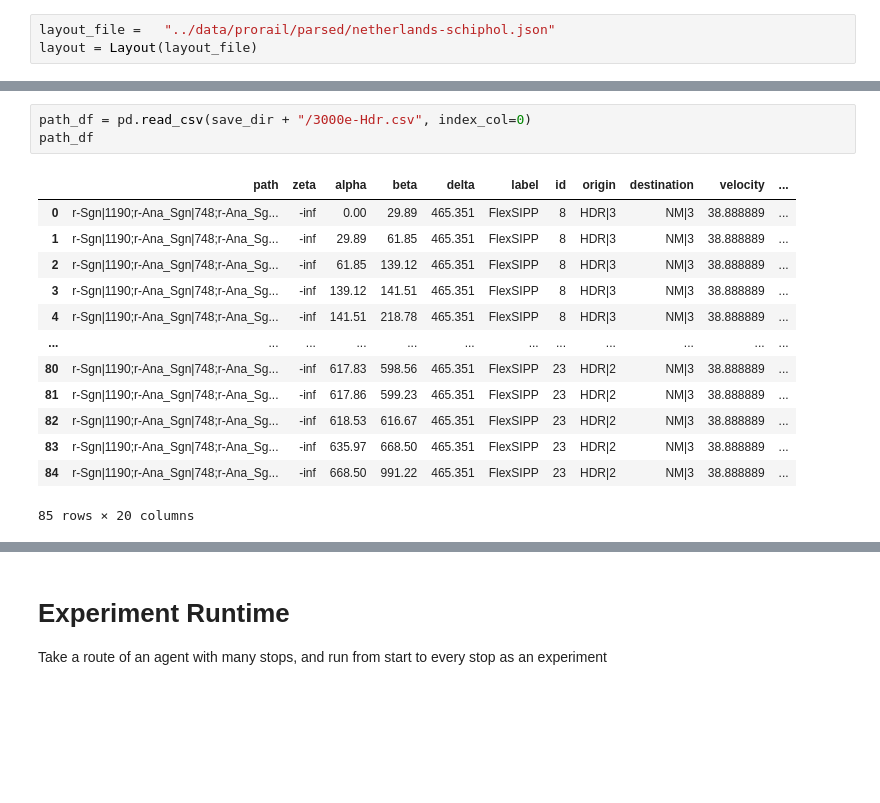
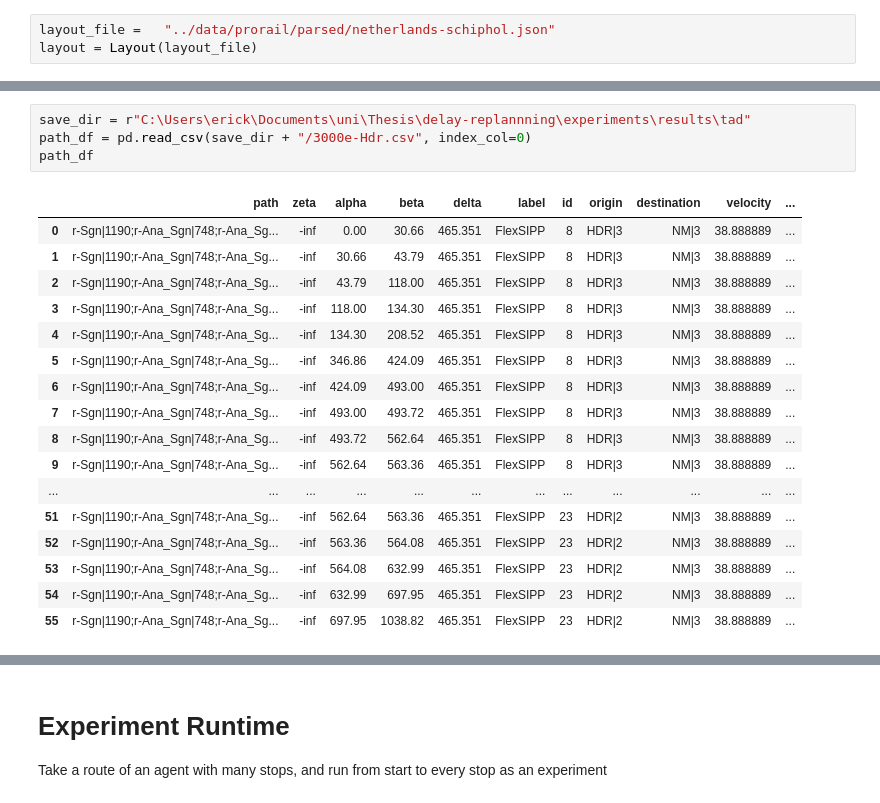
Before and after one commit to EricKemmeren/FlexSIPP, a Jupyter notebook: experiments/tadDenHelder.ipynb, the cells around one changed output, grey strips where cells are left out. Saved outputs shown, nothing was run; the diff lists cells and outputs as text; blank space fills up the shorter version.

```diff
--- a/experiments/tadDenHelder.ipynb
+++ b/experiments/tadDenHelder.ipynb
@@ -111,21 +113,26 @@ INFO:pybook.setup:Plotting <setup.Experiment object at 0x...>
 ... (16 outputs left out)
 # %%
+save_dir = r"C:\Users\erick\Documents\uni\Thesis\delay-replannning\experiments\results\tad"
 path_df = pd.read_csv(save_dir + "/3000e-Hdr.csv", index_col=0)
 path_df
 # %% [output]
 |  | path | zeta | alpha | beta | delta | label | id | origin | destination | velocity | ... |
-| 0 | r-Sgn|1190;r-Ana_Sgn|748;r-Ana_Sg... | -inf | 0.00 | 29.89 | 465.351 | FlexSIPP | 8 | HDR|3 | NM|3 | 38.888889 | ... |
-| 1 | r-Sgn|1190;r-Ana_Sgn|748;r-Ana_Sg... | -inf | 29.89 | 61.85 | 465.351 | FlexSIPP | 8 | HDR|3 | NM|3 | 38.888889 | ... |
-| 2 | r-Sgn|1190;r-Ana_Sgn|748;r-Ana_Sg... | -inf | 61.85 | 139.12 | 465.351 | FlexSIPP | 8 | HDR|3 | NM|3 | 38.888889 | ... |
-| 3 | r-Sgn|1190;r-Ana_Sgn|748;r-Ana_Sg... | -inf | 139.12 | 141.51 | 465.351 | FlexSIPP | 8 | HDR|3 | NM|3 | 38.888889 | ... |
-| 4 | r-Sgn|1190;r-Ana_Sgn|748;r-Ana_Sg... | -inf | 141.51 | 218.78 | 465.351 | FlexSIPP | 8 | HDR|3 | NM|3 | 38.888889 | ... |
+| 0 | r-Sgn|1190;r-Ana_Sgn|748;r-Ana_Sg... | -inf | 0.00 | 30.66 | 465.351 | FlexSIPP | 8 | HDR|3 | NM|3 | 38.888889 | ... |
+| 1 | r-Sgn|1190;r-Ana_Sgn|748;r-Ana_Sg... | -inf | 30.66 | 43.79 | 465.351 | FlexSIPP | 8 | HDR|3 | NM|3 | 38.888889 | ... |
+| 2 | r-Sgn|1190;r-Ana_Sgn|748;r-Ana_Sg... | -inf | 43.79 | 118.00 | 465.351 | FlexSIPP | 8 | HDR|3 | NM|3 | 38.888889 | ... |
+| 3 | r-Sgn|1190;r-Ana_Sgn|748;r-Ana_Sg... | -inf | 118.00 | 134.30 | 465.351 | FlexSIPP | 8 | HDR|3 | NM|3 | 38.888889 | ... |
+| 4 | r-Sgn|1190;r-Ana_Sgn|748;r-Ana_Sg... | -inf | 134.30 | 208.52 | 465.351 | FlexSIPP | 8 | HDR|3 | NM|3 | 38.888889 | ... |
+| 5 | r-Sgn|1190;r-Ana_Sgn|748;r-Ana_Sg... | -inf | 346.86 | 424.09 | 465.351 | FlexSIPP | 8 | HDR|3 | NM|3 | 38.888889 | ... |
+| 6 | r-Sgn|1190;r-Ana_Sgn|748;r-Ana_Sg... | -inf | 424.09 | 493.00 | 465.351 | FlexSIPP | 8 | HDR|3 | NM|3 | 38.888889 | ... |
+| 7 | r-Sgn|1190;r-Ana_Sgn|748;r-Ana_Sg... | -inf | 493.00 | 493.72 | 465.351 | FlexSIPP | 8 | HDR|3 | NM|3 | 38.888889 | ... |
+| 8 | r-Sgn|1190;r-Ana_Sgn|748;r-Ana_Sg... | -inf | 493.72 | 562.64 | 465.351 | FlexSIPP | 8 | HDR|3 | NM|3 | 38.888889 | ... |
+| 9 | r-Sgn|1190;r-Ana_Sgn|748;r-Ana_Sg... | -inf | 562.64 | 563.36 | 465.351 | FlexSIPP | 8 | HDR|3 | NM|3 | 38.888889 | ... |
 | ... | ... | ... | ... | ... | ... | ... | ... | ... | ... | ... | ... |
-| 80 | r-Sgn|1190;r-Ana_Sgn|748;r-Ana_Sg... | -inf | 617.83 | 598.56 | 465.351 | FlexSIPP | 23 | HDR|2 | NM|3 | 38.888889 | ... |
-| 81 | r-Sgn|1190;r-Ana_Sgn|748;r-Ana_Sg... | -inf | 617.86 | 599.23 | 465.351 | FlexSIPP | 23 | HDR|2 | NM|3 | 38.888889 | ... |
-| 82 | r-Sgn|1190;r-Ana_Sgn|748;r-Ana_Sg... | -inf | 618.53 | 616.67 | 465.351 | FlexSIPP | 23 | HDR|2 | NM|3 | 38.888889 | ... |
-| 83 | r-Sgn|1190;r-Ana_Sgn|748;r-Ana_Sg... | -inf | 635.97 | 668.50 | 465.351 | FlexSIPP | 23 | HDR|2 | NM|3 | 38.888889 | ... |
-| 84 | r-Sgn|1190;r-Ana_Sgn|748;r-Ana_Sg... | -inf | 668.50 | 991.22 | 465.351 | FlexSIPP | 23 | HDR|2 | NM|3 | 38.888889 | ... |
+| 51 | r-Sgn|1190;r-Ana_Sgn|748;r-Ana_Sg... | -inf | 562.64 | 563.36 | 465.351 | FlexSIPP | 23 | HDR|2 | NM|3 | 38.888889 | ... |
+| 52 | r-Sgn|1190;r-Ana_Sgn|748;r-Ana_Sg... | -inf | 563.36 | 564.08 | 465.351 | FlexSIPP | 23 | HDR|2 | NM|3 | 38.888889 | ... |
+| 53 | r-Sgn|1190;r-Ana_Sgn|748;r-Ana_Sg... | -inf | 564.08 | 632.99 | 465.351 | FlexSIPP | 23 | HDR|2 | NM|3 | 38.888889 | ... |
+| 54 | r-Sgn|1190;r-Ana_Sgn|748;r-Ana_Sg... | -inf | 632.99 | 697.95 | 465.351 | FlexSIPP | 23 | HDR|2 | NM|3 | 38.888889 | ... |
+| 55 | r-Sgn|1190;r-Ana_Sgn|748;r-Ana_Sg... | -inf | 697.95 | 1038.82 | 465.351 | FlexSIPP | 23 | HDR|2 | NM|3 | 38.888889 | ... |
-85 rows × 20 columns
 # %%
 allowed_delay = 180
 
```
Also changed, not shown: parts of 8 cells of this notebook, 2 other files.
